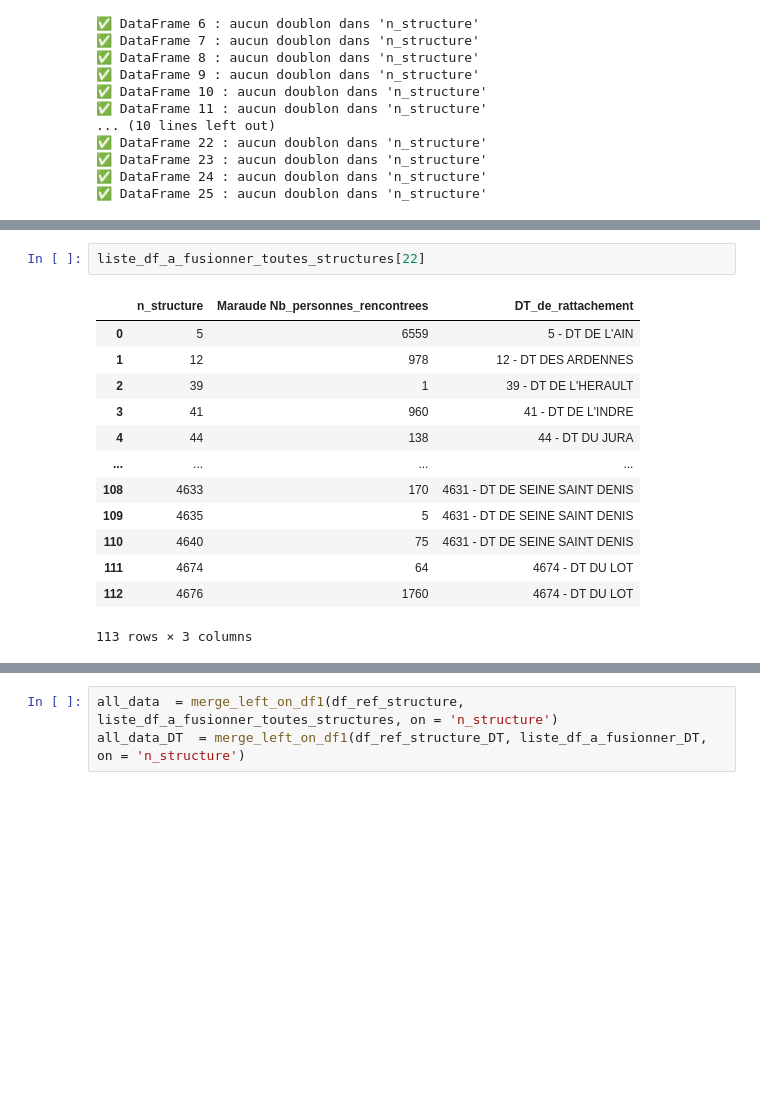
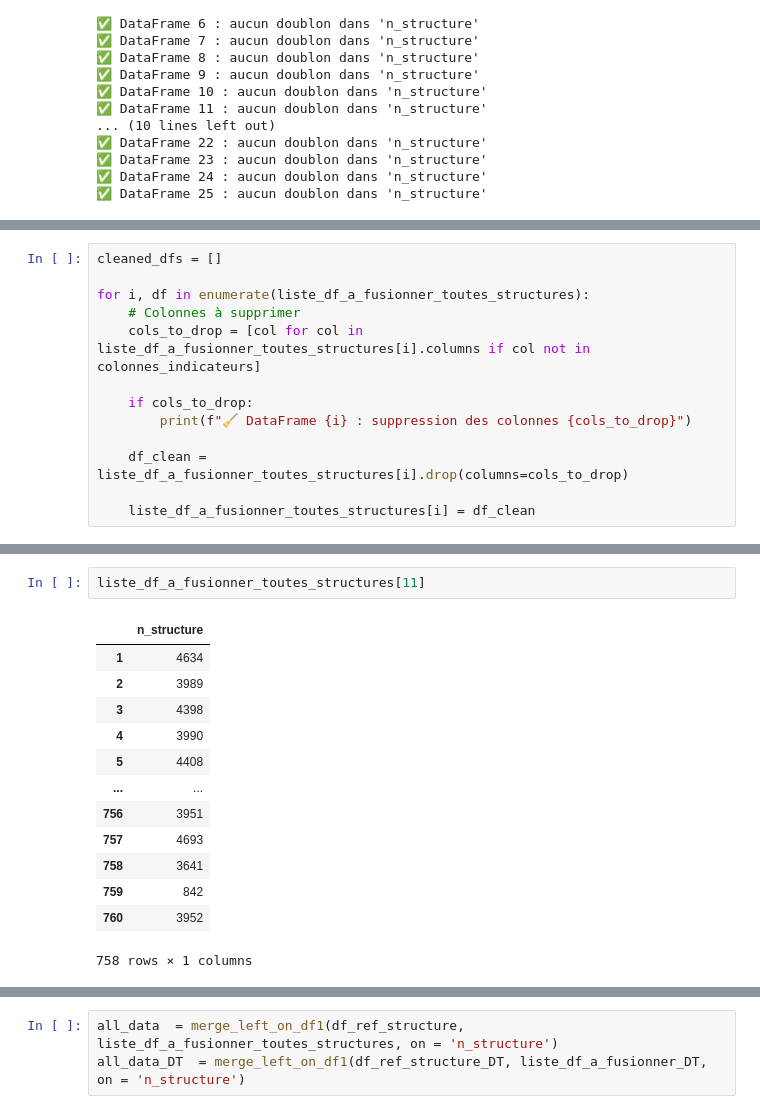
Before and after one commit to Croix-rouge-test/Code-PAT, a Jupyter notebook: Code_CSA.ipynb, the cells around one changed output, grey strips where cells are left out. Drawn from its saved outputs; the diff is of its cells as text; blank space fills up the shorter version.

Commit message:
all_data en cours

```diff
--- a/Code_CSA.ipynb
+++ b/Code_CSA.ipynb
@@ -925,0 +1048,13 @@ duplicates = find_duplicates_in_list_of_dfs(liste_df_a_fusionner_toutes_structur
+# %%
+cleaned_dfs = []
+
+for i, df in enumerate(liste_df_a_fusionner_toutes_structures):
+    # Colonnes à supprimer
+    cols_to_drop = [col for col in liste_df_a_fusionner_toutes_structures[i].columns if col not in colonnes_indicateurs]
+
+    if cols_to_drop:
+        print(f"🧹 DataFrame {i} : suppression des colonnes {cols_to_drop}")
+
+    df_clean = liste_df_a_fusionner_toutes_structures[i].drop(columns=cols_to_drop)
+
+    liste_df_a_fusionner_toutes_structures[i] = df_clean
@@ -926,16 +1252,16 @@ duplicates = find_duplicates_in_list_of_dfs(liste_df_a_fusionner_toutes_structur
 # %%
-liste_df_a_fusionner_toutes_structures[22]
+liste_df_a_fusionner_toutes_structures[11]
 # %% [output]
-|  | n_structure | Maraude Nb_personnes_rencontrees | DT_de_rattachement |
-| 0 | 5 | 6559 | 5 - DT DE L'AIN |
-| 1 | 12 | 978 | 12 - DT DES ARDENNES |
-| 2 | 39 | 1 | 39 - DT DE L'HERAULT |
-| 3 | 41 | 960 | 41 - DT DE L'INDRE |
-| 4 | 44 | 138 | 44 - DT DU JURA |
-| ... | ... | ... | ... |
-| 108 | 4633 | 170 | 4631 - DT DE SEINE SAINT DENIS |
-| 109 | 4635 | 5 | 4631 - DT DE SEINE SAINT DENIS |
-| 110 | 4640 | 75 | 4631 - DT DE SEINE SAINT DENIS |
-| 111 | 4674 | 64 | 4674 - DT DU LOT |
-| 112 | 4676 | 1760 | 4674 - DT DU LOT |
+|  | n_structure |
+| 1 | 4634 |
+| 2 | 3989 |
+| 3 | 4398 |
+| 4 | 3990 |
+| 5 | 4408 |
+| ... | ... |
+| 756 | 3951 |
+| 757 | 4693 |
+| 758 | 3641 |
+| 759 | 842 |
+| 760 | 3952 |
-113 rows × 3 columns
+758 rows × 1 columns
```
Also changed, not shown: parts of 18 cells of this notebook.
